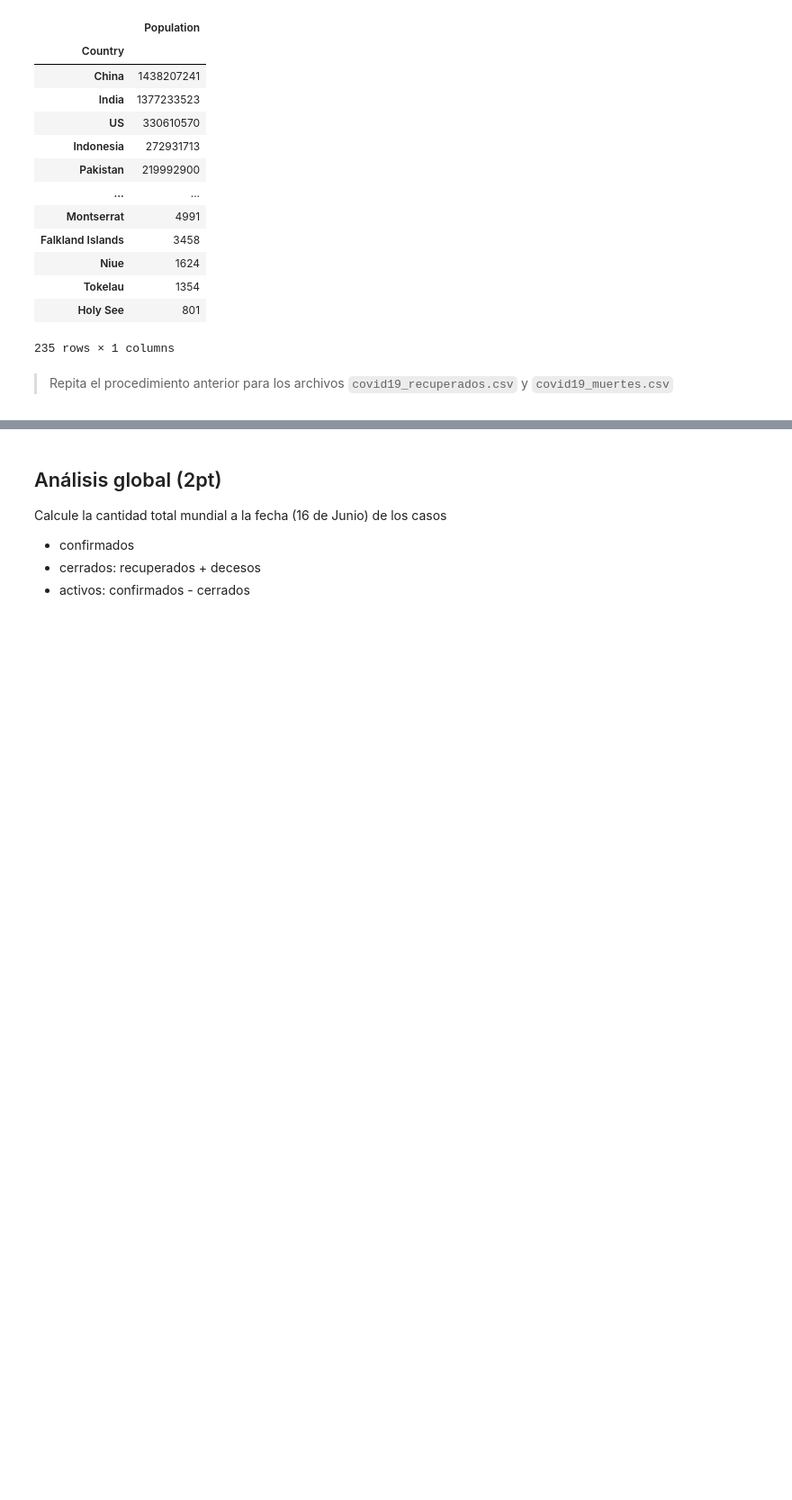
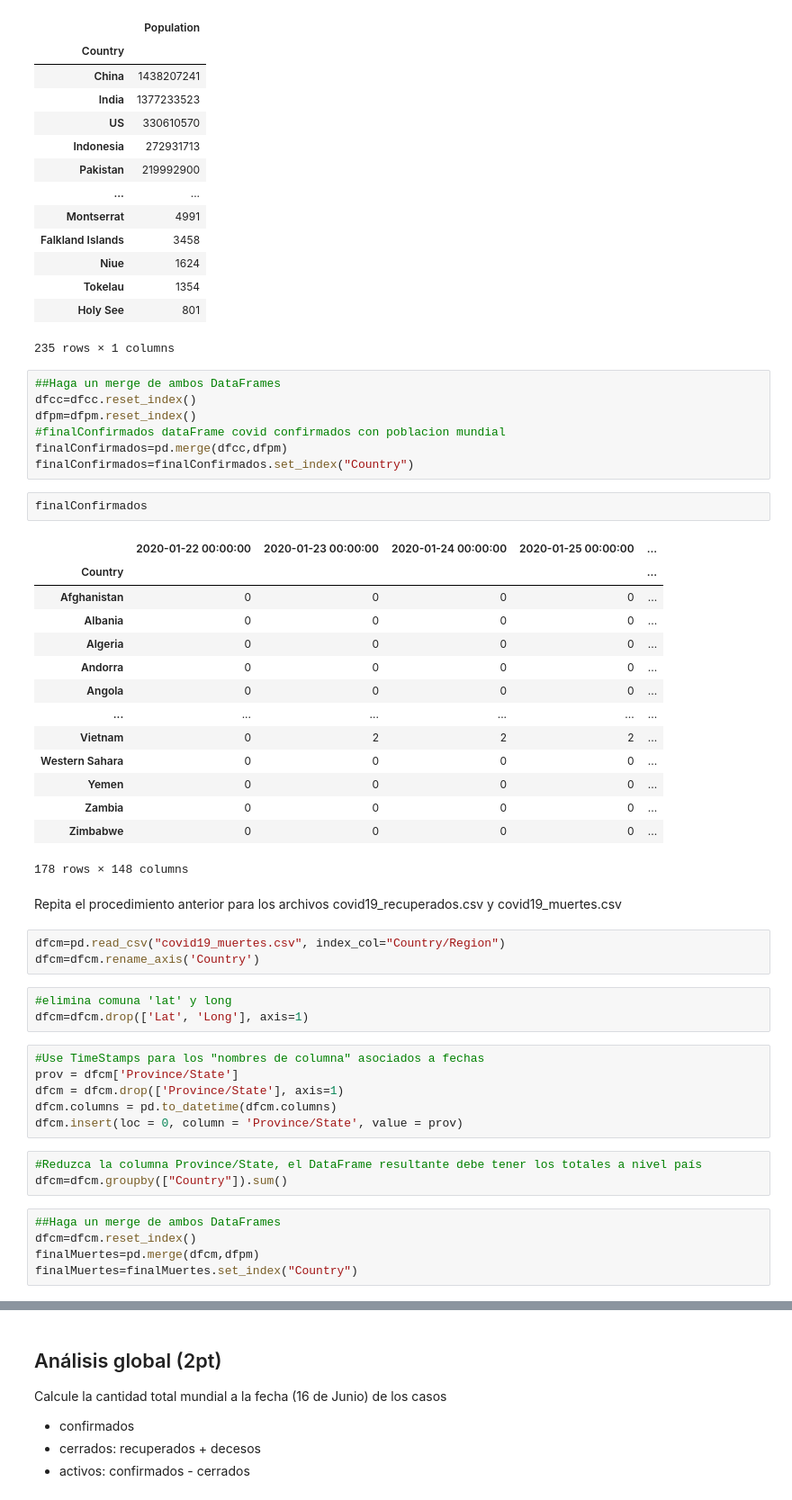
Before and after one commit to hiawvp/INFO147_TAREA01, a Jupyter notebook: info147_tarea1_ruiz_vasquez.ipynb, the cells around one changed output, grey strips where cells are left out. Shown: that part at 90% size. Drawn from its saved outputs; the diff is of its cells as text; blank space fills up the shorter version.

Commit message:
merge y todo el resto de repetir procedimiento

```diff
--- a/info147_tarea1_ruiz_vasquez.ipynb
+++ b/info147_tarea1_ruiz_vasquez.ipynb
@@ -167,5 +152,49 @@ dfpm
 | Tokelau | 1354 |
 | Holy See | 801 |
 235 rows × 1 columns
+# %%
+##Haga un merge de ambos DataFrames
+dfcc=dfcc.reset_index()
+dfpm=dfpm.reset_index()
+#finalConfirmados dataFrame covid confirmados con poblacion mundial
+finalConfirmados=pd.merge(dfcc,dfpm)
+finalConfirmados=finalConfirmados.set_index("Country")
+# %%
+finalConfirmados
+# %% [output]
+|  | 2020-01-22 00:00:00 | 2020-01-23 00:00:00 | 2020-01-24 00:00:00 | 2020-01-25 00:00:00 | ... |
+| Country |  |  |  |  | ... |
+| Afghanistan | 0 | 0 | 0 | 0 | ... |
+| Albania | 0 | 0 | 0 | 0 | ... |
+| Algeria | 0 | 0 | 0 | 0 | ... |
+| Andorra | 0 | 0 | 0 | 0 | ... |
+| Angola | 0 | 0 | 0 | 0 | ... |
+| ... | ... | ... | ... | ... | ... |
+| Vietnam | 0 | 2 | 2 | 2 | ... |
+| Western Sahara | 0 | 0 | 0 | 0 | ... |
+| Yemen | 0 | 0 | 0 | 0 | ... |
+| Zambia | 0 | 0 | 0 | 0 | ... |
+| Zimbabwe | 0 | 0 | 0 | 0 | ... |
+178 rows × 148 columns
 # %% [markdown]
-> Repita el procedimiento anterior para los archivos `covid19_recuperados.csv` y `covid19_muertes.csv`
+Repita el procedimiento anterior para los archivos covid19_recuperados.csv y covid19_muertes.csv
+# %%
+dfcm=pd.read_csv("covid19_muertes.csv", index_col="Country/Region")
+dfcm=dfcm.rename_axis('Country')
+# %%
+#elimina comuna 'lat' y long
+dfcm=dfcm.drop(['Lat', 'Long'], axis=1)
+# %%
+#Use TimeStamps para los "nombres de columna" asociados a fechas
+prov = dfcm['Province/State']
+dfcm = dfcm.drop(['Province/State'], axis=1)
+dfcm.columns = pd.to_datetime(dfcm.columns)
+dfcm.insert(loc = 0, column = 'Province/State', value = prov)
+# %%
+#Reduzca la columna Province/State, el DataFrame resultante debe tener los totales a nivel país
+dfcm=dfcm.groupby(["Country"]).sum()
+# %%
+##Haga un merge de ambos DataFrames
+dfcm=dfcm.reset_index()
+finalMuertes=pd.merge(dfcm,dfpm)
+finalMuertes=finalMuertes.set_index("Country")
```
Also changed, not shown: parts of 14 cells of this notebook, 1 other file.
